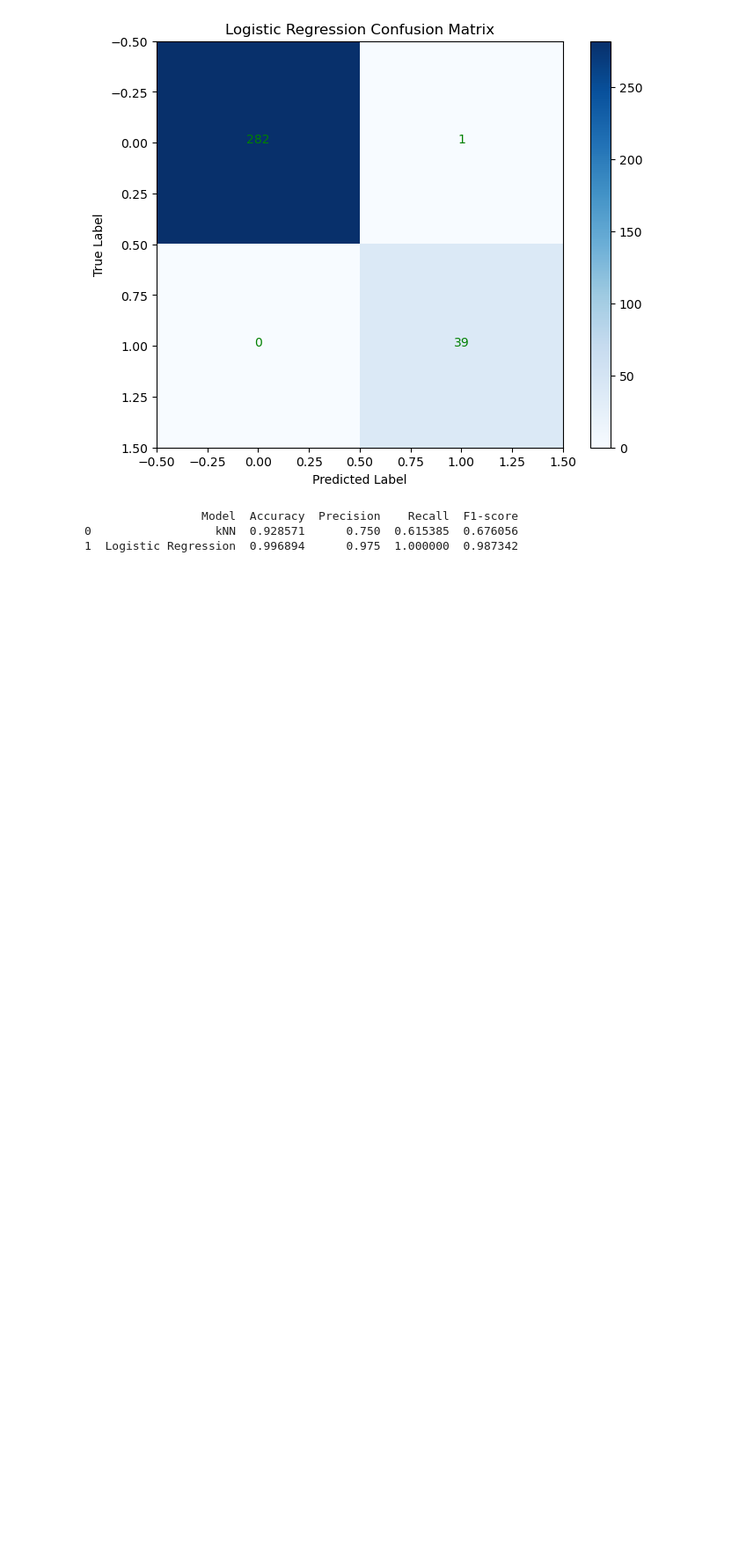
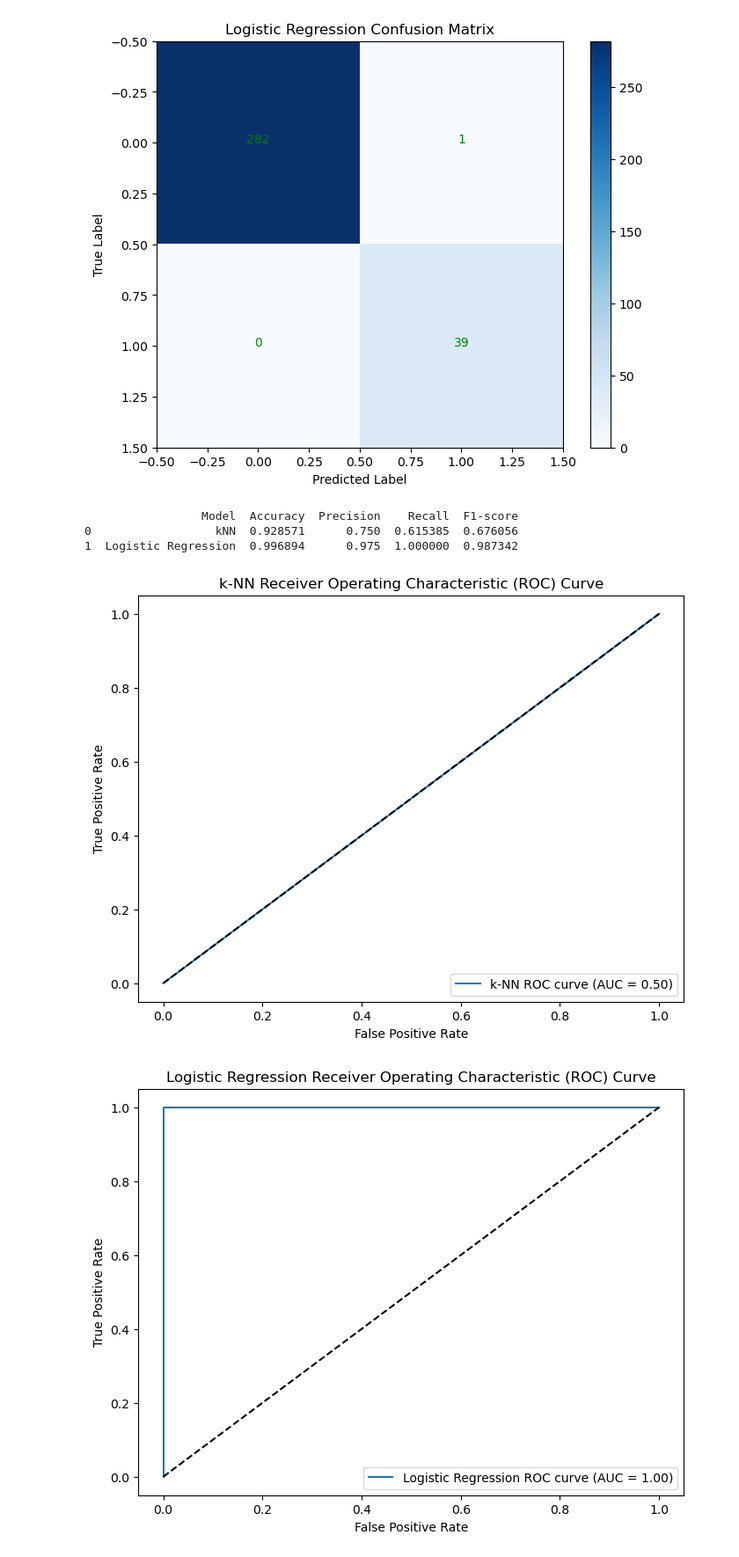
Before and after one commit to lamchi357/iQIYI, a Jupyter notebook: kNN&LR.ipynb, the cells around one changed output. Shown at 88% size. Saved outputs shown, nothing was run; the diff lists cells and outputs as text; code cells hidden in the pictures; blank space fills up the shorter version.

```diff
--- a/kNN&LR.ipynb
+++ b/kNN&LR.ipynb
@@ -187,3 +221,34 @@ print(comparison_df)
                  Model  Accuracy  Precision    Recall  F1-score
 0                  kNN  0.928571      0.750  0.615385  0.676056
 1  Logistic Regression  0.996894      0.975  1.000000  0.987342
+# %%
+# Calculate ROC curve and AUC for kNN
+fpr_knn, tpr_knn, thresholds_knn = roc_curve(y_test, knn.predict_proba(X_test)[:,1])
+roc_auc_knn = auc(fpr_knn, tpr_knn)
+
+# Plot ROC curve for kNN
+plt.figure(figsize=(8, 6))
+plt.plot(fpr_knn, tpr_knn, label=f'k-NN ROC curve (AUC = {roc_auc_knn:.2f})')
+plt.plot([0, 1], [0, 1], 'k--')
+plt.xlabel('False Positive Rate')
+plt.ylabel('True Positive Rate')
+plt.title('k-NN Receiver Operating Characteristic (ROC) Curve')
+plt.legend(loc='lower right')
+plt.show()
+
+# Calculate ROC curve and AUC for Logistic Regression
+fpr_log_reg, tpr_log_reg, thresholds_log_reg = roc_curve(y2_test, log_reg.predict_proba(X2_test)[:,1])
+roc_auc_log_reg = auc(fpr_log_reg, tpr_log_reg)
+
+# Plot ROC curve for Logistic Regression
+plt.figure(figsize=(8, 6))
+plt.plot(fpr_log_reg, tpr_log_reg, label=f'Logistic Regression ROC curve (AUC = {roc_auc_log_reg:.2f})')
+plt.plot([0, 1], [0, 1], 'k--')
+plt.xlabel('False Positive Rate')
+plt.ylabel('True Positive Rate')
+plt.title('Logistic Regression Receiver Operating Characteristic (ROC) Curve')
+plt.legend(loc='lower right')
+plt.show()
+# %% [output]
+[figure, added]
+[figure, added]
```
Also changed, not shown: parts of 2 cells of this notebook.
